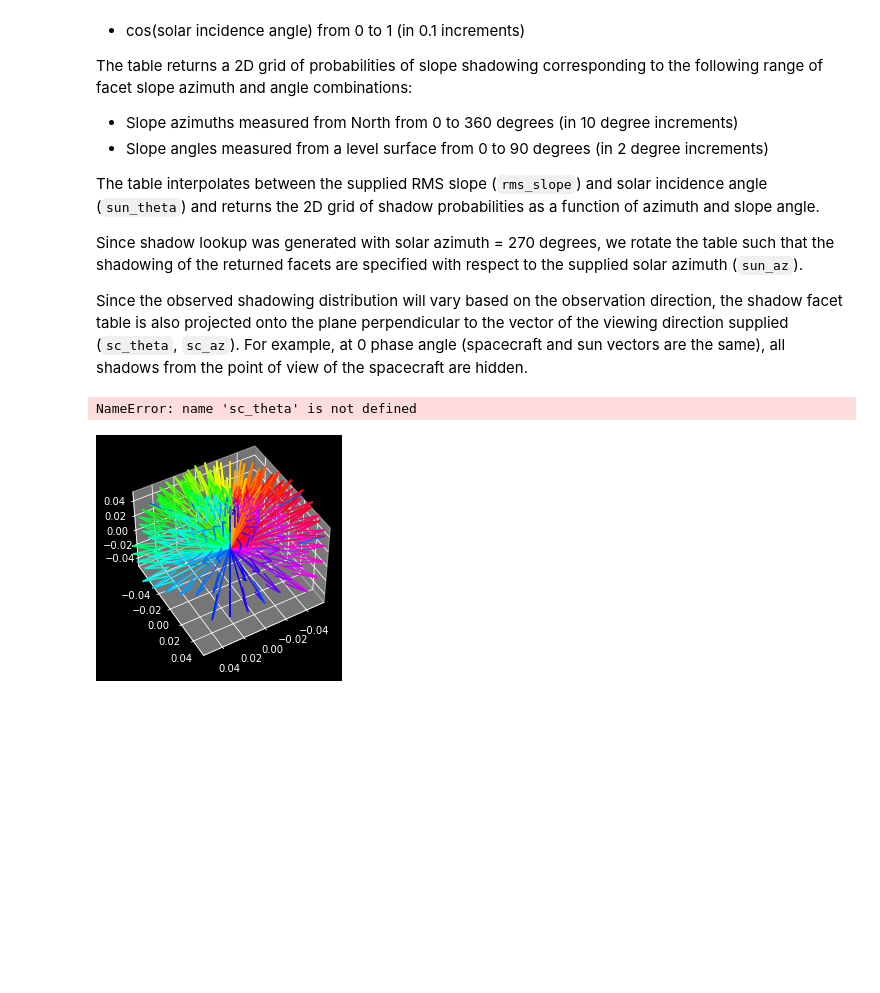
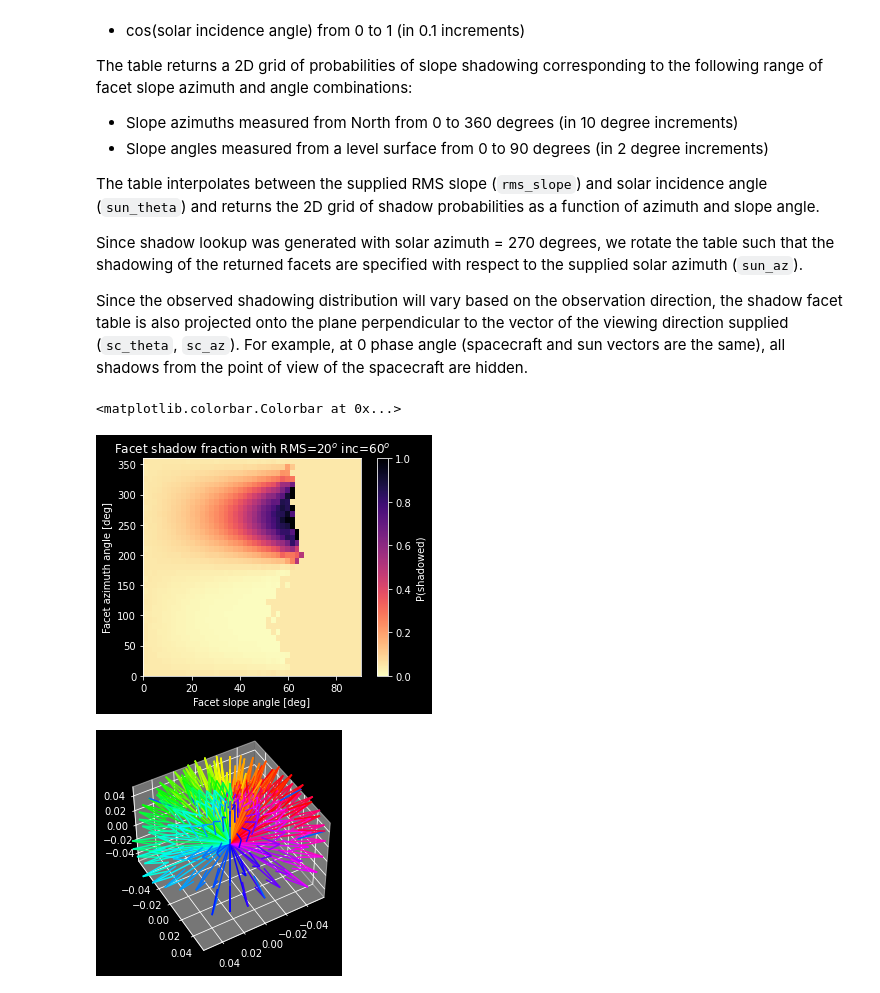
Before and after one commit to NAU-PIXEL/roughness, a Jupyter notebook: examples/slope_lookup.ipynb, the cells around one changed output. Saved outputs shown, nothing was run; the diff lists cells and outputs as text; code cells hidden in the pictures; blank space fills up the shorter version.

```diff
--- a/examples/slope_lookup.ipynb
+++ b/examples/slope_lookup.ipynb
@@ -37,20 +37,21 @@ plt.style.use('dark_background')
 # %%
 # Get raw shadow table with solar incidence angle below
 rms_slope = 20
 sun_theta = 60
-sun_az = 90
+sun_az = 270
 sl = r.load_shadow_lookup()
 
 shadow_frac = r.get_shadow_table(rms_slope, sun_theta, sun_az, sl)
 _, _, facet_azs, facet_slopes = r.get_lookup_coords(sl)
 
-plt.imshow(shadow_frac, extent=(0, 90, 0, 360), aspect=90/360, cmap='magma_r', vmin=0)
-plt.title(f'RMS={rms_slope}$^o$ inc={sun_theta}$^o$ ({sun_az}$^o$N), sc={sc_theta}$^o$ ({sc_az}$^o$N)')
-plt.xlabel('Facet slope angle (degrees)')
-plt.ylabel('Facet azimuth angle (degrees)')
+plt.imshow(shadow_frac, extent=(0, 90, 0, 360), aspect=90 /360, cmap='magma_r', vmin=0)
+plt.title(f'Facet shadow fraction with RMS={rms_slope}$^o$ inc={sun_theta}$^o$')
+plt.xlabel('Facet slope angle [deg]')
+plt.ylabel('Facet azimuth angle [deg]')
 plt.colorbar(label='P(shadowed)')
 # %% [output]
-NameError: name 'sc_theta' is not defined
+<matplotlib.colorbar.Colorbar at 0x...>
+[figure, added]
 # %%
 # Sanity check on facet vectors (slope in 0-90, az in 0-360)
 theta_surf, azimuth_surf = r.get_facet_grids(shadow_frac)
```
Also changed, not shown: parts of 3 cells of this notebook, 6 other files.
